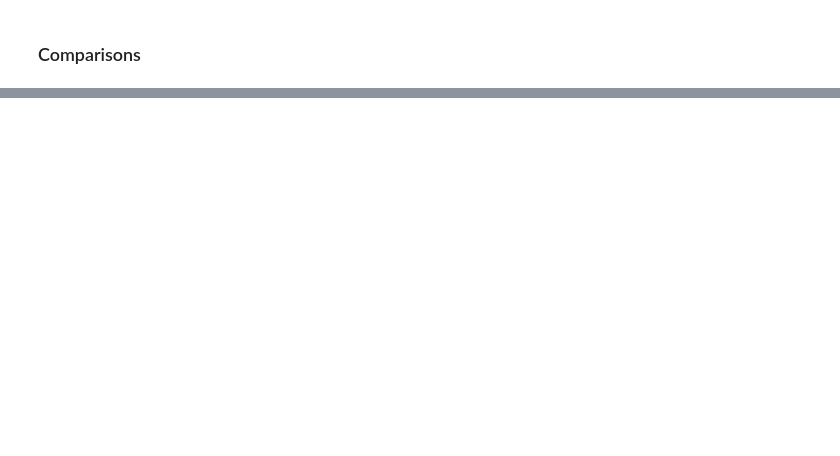
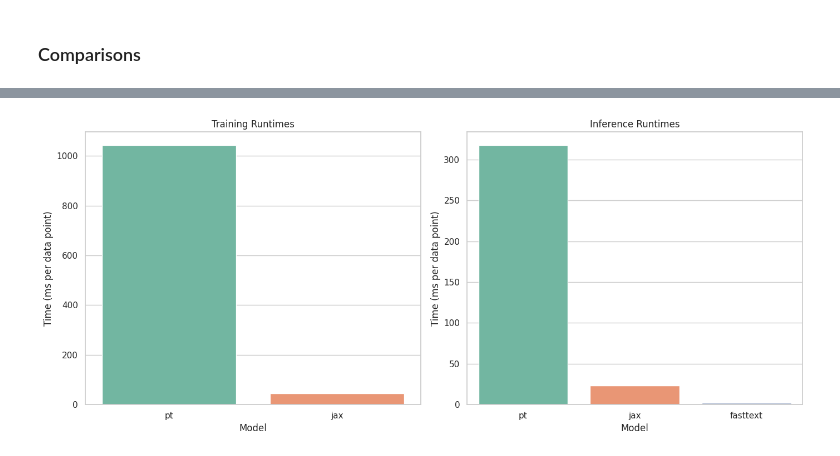
Before and after one commit to handecelikkanat/Fast_Optimized_Inference, a Jupyter notebook: src/JAX/langid/jax_langid_speedtest.ipynb, the cells around one changed output, grey strips where cells are left out. Cells and saved outputs as stored; diff of their text form; code cells hidden in the pictures; blank space fills up the shorter version.

Commit message:
Add evaluation plots for time and stats. Fix pt evaluation. Complete fasttext evaluation (local installation).

```diff
--- a/src/JAX/langid/jax_langid_speedtest.ipynb
+++ b/src/JAX/langid/jax_langid_speedtest.ipynb
@@ -64,10 +64,14 @@ split = f'train[:{DATA_PERCENT_LIMIT}%]' if DATA_PERCENT_LIMIT else 'train'
 dataset = load_dataset("csv", split=split, data_files=DATAPATH, encoding='utf-8').shuffle(seed=SEED)
 dataset = dataset.train_test_split(test_size=TEST_SPLIT, seed=SEED)
 
+train_size = len(dataset['train'])
+test_size = len(dataset['test'])
+
 N_LABELS = len(set(dataset['train']['Language']))
 
 print(dataset)
-print(dataset['train'][:10]['Language'])
+print('Sample labels:', dataset['train'][:10]['Language'])
+
 
 LANG2ID = {
     'English': 0,
@@ -580,0 +663,45 @@ sns.barplot(penguins, x="island", y="body_mass_g", hue="sex")
+# %%
+''' Run times '''
+import seaborn as sns
+import pandas as pd
+import matplotlib.pyplot as plt
+
+runtimes = {
+    'pt': {
+        'train': pt_train_time / train_size * 1000,
+        'inference': pt_eval_time / test_size * 1000
+    },
+    'jax': {
+        'train': jax_train_time / train_size * 1000,
+        'inference': jax_eval_time / test_size * 1000
+    },
+    'fasttext': {
+        'inference': fasttext_eval_time / test_size * 1000
+    }
+}
+
+data = []
+for model, values in runtimes.items():
+    for task, time in values.items():
+        data.append({'model': model, 'task': task, 'time': time})
+df = pd.DataFrame(data)
+
+fig, axes = plt.subplots(1, 2, figsize=(14, 6))
+
+sns.set(style="whitegrid")
+sns.barplot(x='model', y='time', hue='model', data=df[df['task'] == 'train'], palette="Set2", ax=axes[0])
+axes[0].set_title('Training Runtimes')
+axes[0].set_xlabel('Model')
+axes[0].set_ylabel('Time (ms per data point)')
+#axes[0].set_yscale('log')
+
+sns.barplot(x='model', y='time', hue='model', data=df[df['task'] == 'inference'], palette="Set2", ax=axes[1])
+axes[1].set_title('Inference Runtimes')
+axes[1].set_xlabel('Model')
+axes[1].set_ylabel('Time (ms per data point)')
+#axes[1].set_yscale('log')
+
+plt.tight_layout()
+plt.show()
+# %% [output]
+[figure, added]
```
Also changed, not shown: parts of 16 cells of this notebook.
